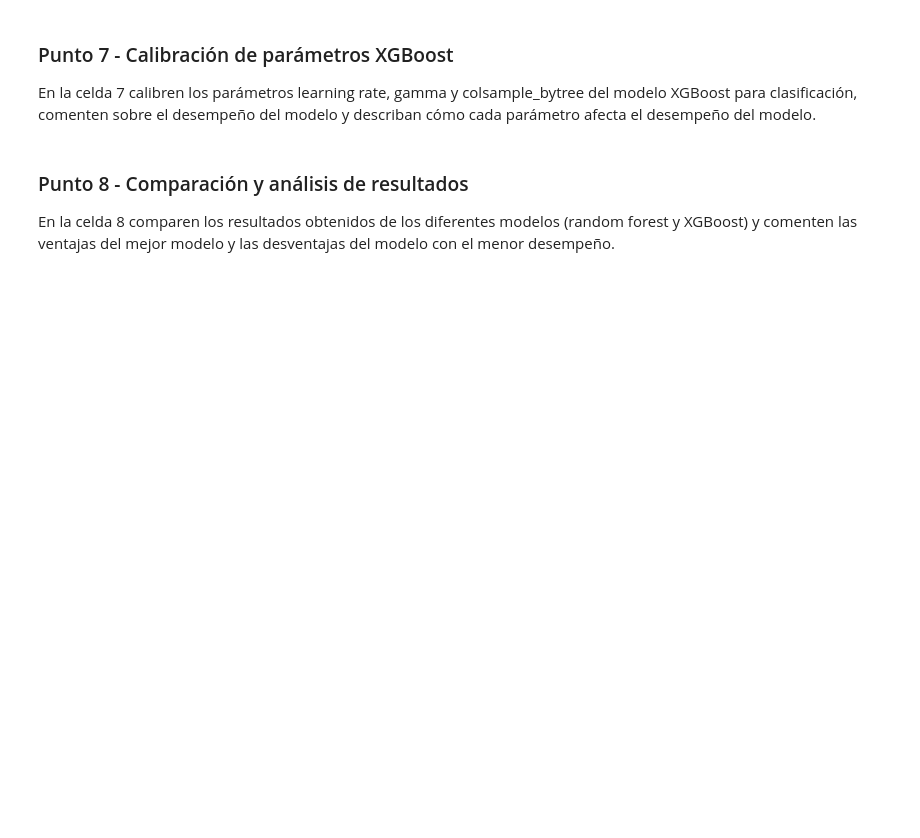
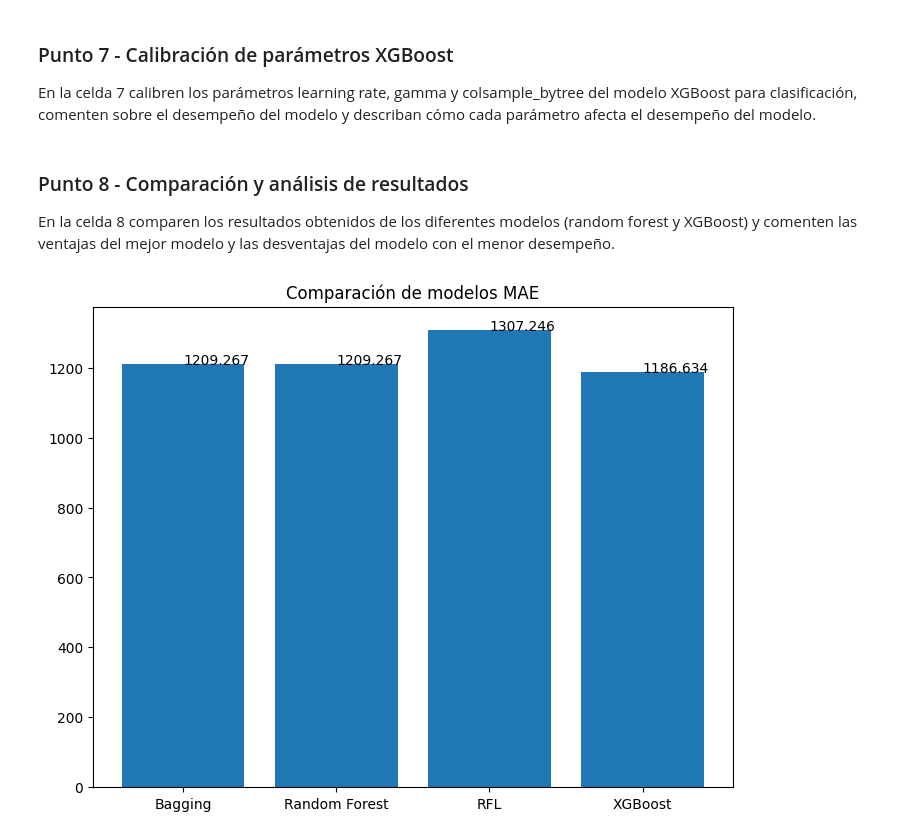
Before and after one commit to vcolonnas25/Maestria, a Jupyter notebook: Semana 2/S2TC1_RandomForests_Boosting.ipynb, the cells around one changed output. Saved outputs shown, nothing was run; the diff lists cells and outputs as text; code cells hidden in the pictures; blank space fills up the shorter version.

```diff
--- a/Semana 2/S2TC1_RandomForests_Boosting.ipynb
+++ b/Semana 2/S2TC1_RandomForests_Boosting.ipynb
@@ -105,0 +113,8 @@ dtype: float64
+# %%
+#Desempeño del modelo
+mae_randomforest = mean_absolute_error(y_pred, y_test)
+rms_randomforest=  np.sqrt(mean_squared_error(y_pred, y_test))
+
+#Resultados
+print('Mean RMSE:', rms_randomforest)
+print('Mean MAE:', mae_randomforest)
@@ -161,0 +184,6 @@ pd.DataFrame({'feature':feature_cols, 'importance':clf.feature_importances_}).so
+# %%
+#Desempeño del modelo
+mae_rfl = mean_absolute_error(y_pred, y_test)
+rmse_rfl = np.sqrt(mean_squared_error(y_pred, y_test))
+print('Mean RMSE RFL:', rmse_rfl)
+print('Mean MAE RFL:', mae_rfl)
@@ -171,0 +197,14 @@ clf
+# %%
+# Celda 6
+
+from xgboost import XGBRegressor
+boost = XGBRegressor()
+boost.fit(X_train, y_train)
+y_pred = boost.predict(X_test)
+# %%
+#Desempeño del modelo
+mae_xg = mean_absolute_error(y_pred, y_test)
+rmse_xg =  np.sqrt(mean_squared_error(y_pred, y_test))
+
+print('Mean RMSE_XGBoost:', rmse_xg)
+print('Mean MAE_XGBoost:', mae_xg )
@@ -188,0 +223,19 @@ En la celda 8 comparen los resultados obtenidos de los diferentes modelos (rando
+# %%
+# Celda 8
+
+fig = plt.figure()
+ax = fig.add_axes([0,0,1,1])
+#Asignamos el titulo
+ax.set_title("Comparación de modelos MAE")
+
+ejeX = [ 'Bagging','Random Forest','RFL', 'XGBoost']
+ejeY = [round(mae_bagging,3),round(mae_randomforest,3),round(mae_rfl,3),round(mae_xg,3)]
+ax.bar(ejeX,ejeY)
+
+def addlabels(x,y,plotP):
+    for i in range(len(x)):
+        plotP.text(i,y[i],y[i])
+addlabels(ejeX,ejeY,plt)
+plt.show()
+# %% [output]
+[figure, added]
```
Also changed, not shown: parts of 21 cells of this notebook.
